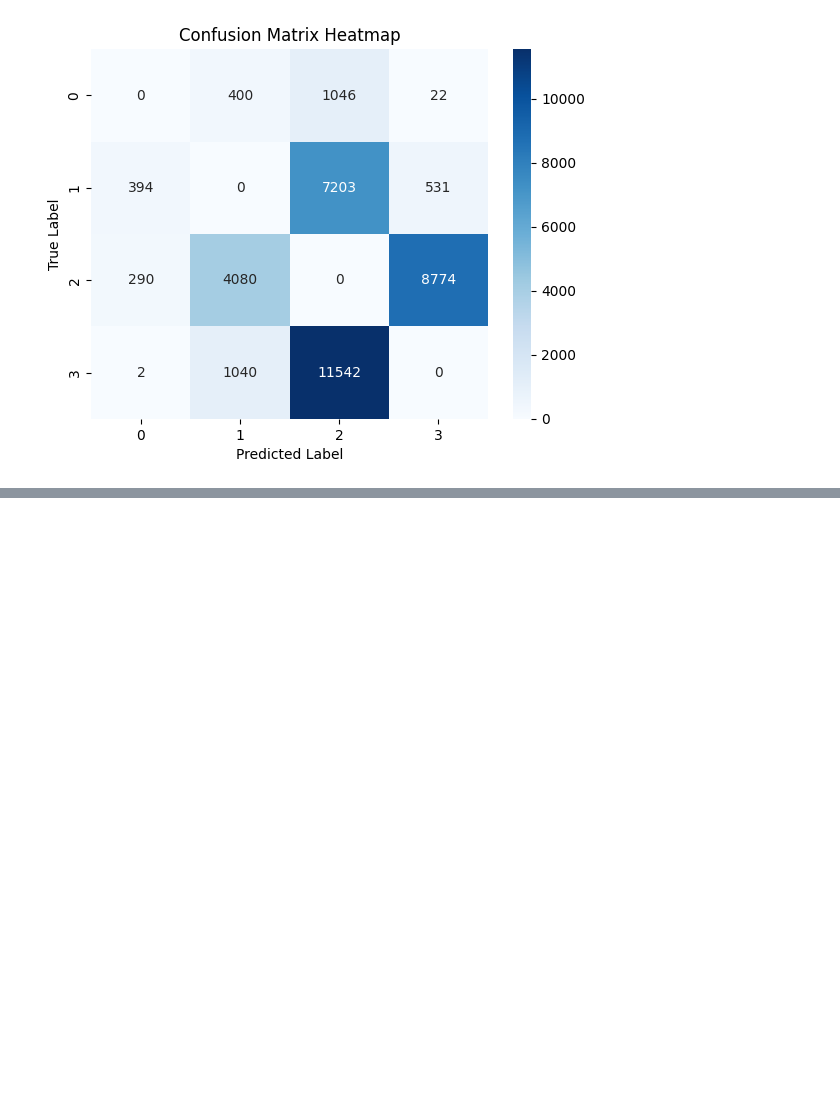
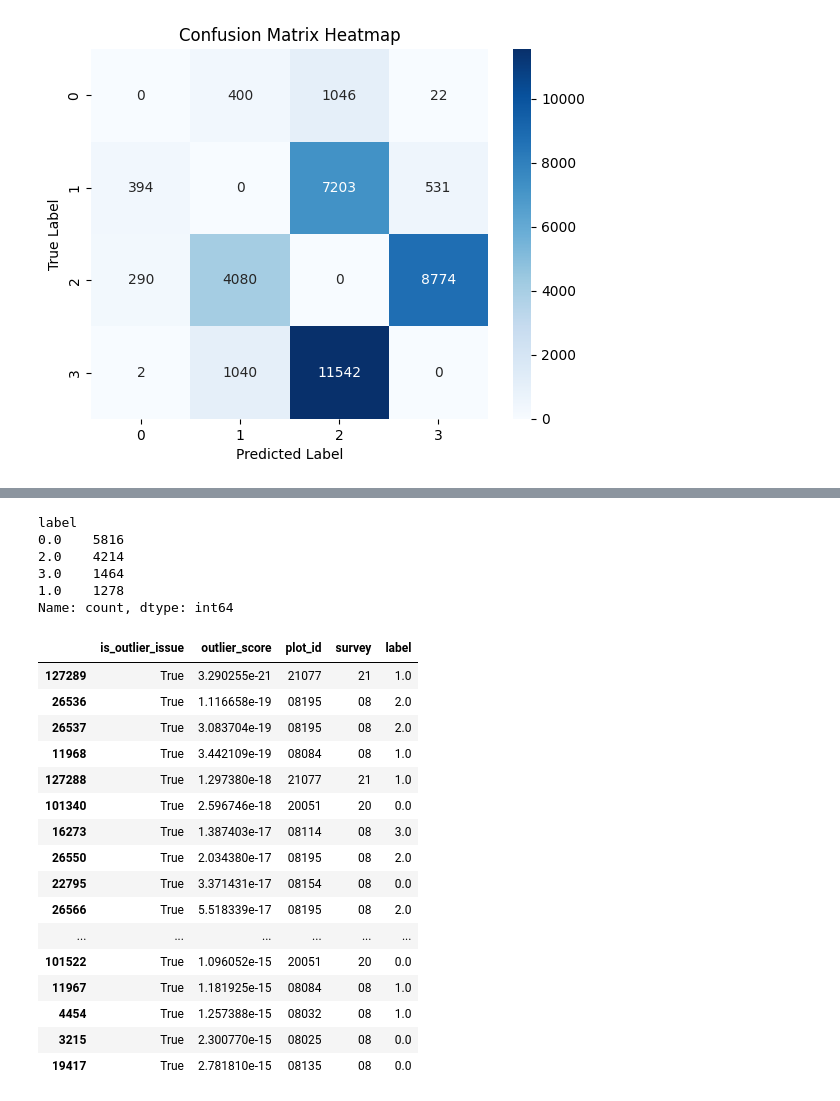
Before and after one commit to wri/plantation_classifier, a Jupyter notebook: notebooks/cleanlab.ipynb, the cells around one changed output, grey strips where cells are left out. Cells and saved outputs as stored; diff of their text form; code cells hidden in the pictures; blank space fills up the shorter version.

```diff
--- a/notebooks/cleanlab.ipynb
+++ b/notebooks/cleanlab.ipynb
@@ -307,3 +330,32 @@ Name: is_label_issue, dtype: int64
+# %%
+outlier_issues.label.value_counts()
+# %% [output]
+label
+0.0    5816
+2.0    4214
+3.0    1464
+1.0    1278
+Name: count, dtype: int64
+# %%
+outlier_issues.sort_values(by="outlier_score")[:20]
+# %% [output]
+|  | is_outlier_issue | outlier_score | plot_id | survey | label |
+| 127289 | True | 3.290255e-21 | 21077 | 21 | 1.0 |
+| 26536 | True | 1.116658e-19 | 08195 | 08 | 2.0 |
+| 26537 | True | 3.083704e-19 | 08195 | 08 | 2.0 |
+| 11968 | True | 3.442109e-19 | 08084 | 08 | 1.0 |
+| 127288 | True | 1.297380e-18 | 21077 | 21 | 1.0 |
+| 101340 | True | 2.596746e-18 | 20051 | 20 | 0.0 |
+| 16273 | True | 1.387403e-17 | 08114 | 08 | 3.0 |
+| 26550 | True | 2.034380e-17 | 08195 | 08 | 2.0 |
+| 22795 | True | 3.371431e-17 | 08154 | 08 | 0.0 |
+| 26566 | True | 5.518339e-17 | 08195 | 08 | 2.0 |
+| ... | ... | ... | ... | ... | ... |
+| 101522 | True | 1.096052e-15 | 20051 | 20 | 0.0 |
+| 11967 | True | 1.181925e-15 | 08084 | 08 | 1.0 |
+| 4454 | True | 1.257388e-15 | 08032 | 08 | 1.0 |
+| 3215 | True | 2.300770e-15 | 08025 | 08 | 0.0 |
+| 19417 | True | 2.781810e-15 | 08135 | 08 | 0.0 |
 # %% [markdown]
 ## Conclusions
 - There are 26 entire plots that were flagged with label issues. 23 of these are in CEO survey v21, and the remaining 3 plots are in v08, v14 and v22.
```
Also changed, not shown: parts of 22 cells of this notebook.
